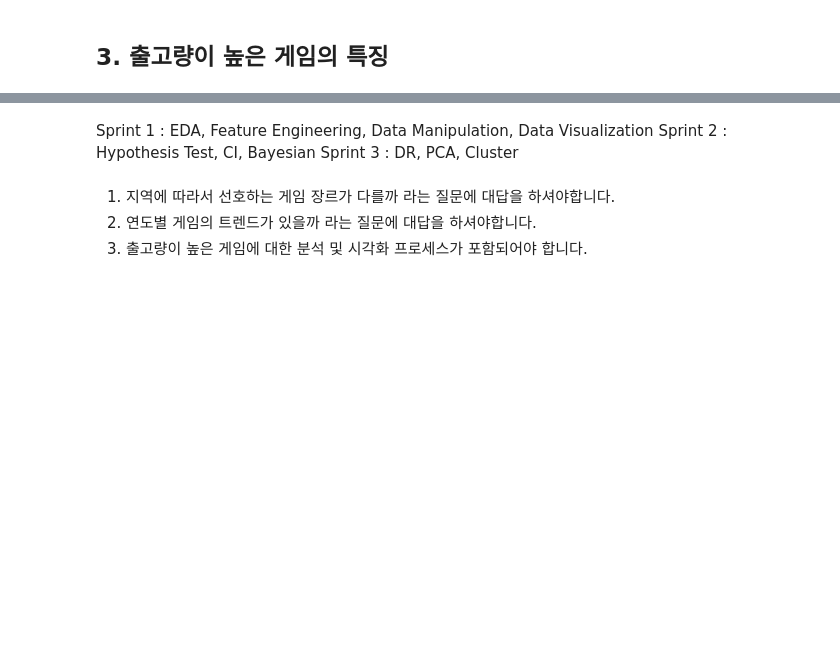
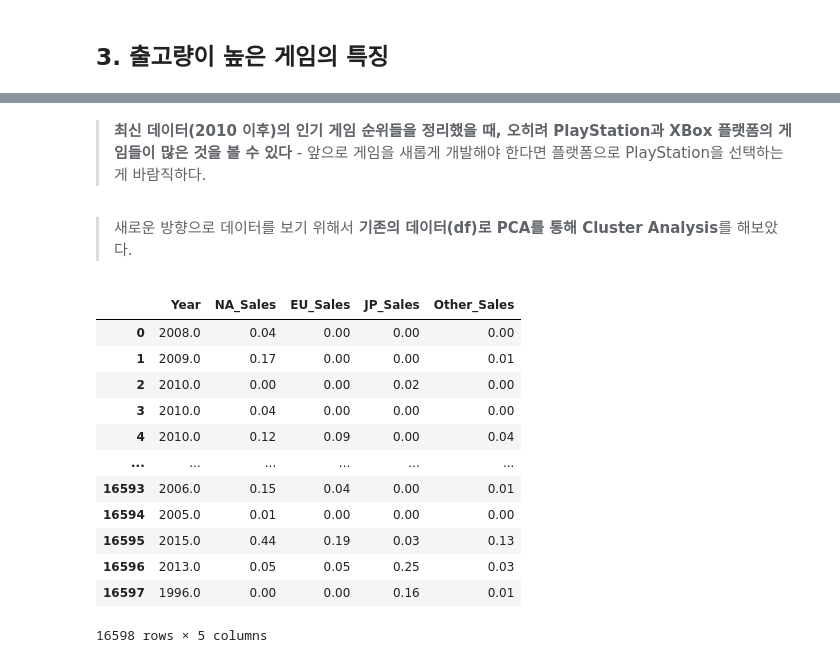
Before and after one commit to doguma/S1P_CodeStates, a Jupyter notebook: S1P.ipynb, the cells around one changed output, grey strips where cells are left out. Saved outputs shown, nothing was run; the diff lists cells and outputs as text; code cells hidden in the pictures; blank space fills up the shorter version.

Commit message:
pca clusters

```diff
--- a/S1P.ipynb
+++ b/S1P.ipynb
@@ -418,11 +528,32 @@ df_since2010.head()
 | 2809 | Call of Duty: Modern Warfare 3 | X360 | 2011 | Shooter | Activision | 9.03 | 4.28 | 0.13 | 1.32 | ... |
 | 9070 | Call of Duty: Black Ops 3 | PS4 | 2015 | Shooter | Activision | 5.77 | 5.81 | 0.35 | 2.31 | ... |
 | 4240 | Call of Duty: Black Ops II | PS3 | 2012 | Shooter | Activision | 4.99 | 5.88 | 0.65 | 2.52 | ... |
-# %% [markdown]
-Sprint 1 : EDA, Feature Engineering, Data Manipulation, Data Visualization
-Sprint 2 : Hypothesis Test, CI, Bayesian
-Sprint 3 : DR, PCA, Cluster
-# %% [markdown]
-1. 지역에 따라서 선호하는 게임 장르가 다를까 라는 질문에 대답을 하셔야합니다.
-2. 연도별 게임의 트렌드가 있을까 라는 질문에 대답을 하셔야합니다.
-3. 출고량이 높은 게임에 대한 분석 및 시각화 프로세스가 포함되어야 합니다.
+# %% [markdown]
+
+> **최신 데이터(2010 이후)의 인기 게임 순위들을 정리했을 때, 오히려 PlayStation과 XBox 플랫폼의 게임들이 많은 것을 볼 수 있다** - 앞으로 게임을 새롭게 개발해야 한다면 플랫폼으로 PlayStation을 선택하는 게 바람직하다.
+# %% [markdown]
+
+
+> 새로운 방향으로 데이터를 보기 위해서 **기존의 데이터(df)로 PCA를 통해 Cluster Analysis**를 해보았다.
+# %%
+df_pca = df.drop(['Name', 'Publisher'], axis=1)
+# %%
+genre = df_pca['Genre']
+platform = df_pca['Platform']
+
+df_pca.drop(['Genre', 'Platform'], axis=1, inplace=True)
+df_pca
+# %% [output]
+|  | Year | NA_Sales | EU_Sales | JP_Sales | Other_Sales |
+| 0 | 2008.0 | 0.04 | 0.00 | 0.00 | 0.00 |
+| 1 | 2009.0 | 0.17 | 0.00 | 0.00 | 0.01 |
+| 2 | 2010.0 | 0.00 | 0.00 | 0.02 | 0.00 |
+| 3 | 2010.0 | 0.04 | 0.00 | 0.00 | 0.00 |
+| 4 | 2010.0 | 0.12 | 0.09 | 0.00 | 0.04 |
+| ... | ... | ... | ... | ... | ... |
+| 16593 | 2006.0 | 0.15 | 0.04 | 0.00 | 0.01 |
+| 16594 | 2005.0 | 0.01 | 0.00 | 0.00 | 0.00 |
+| 16595 | 2015.0 | 0.44 | 0.19 | 0.03 | 0.13 |
+| 16596 | 2013.0 | 0.05 | 0.05 | 0.25 | 0.03 |
+| 16597 | 1996.0 | 0.00 | 0.00 | 0.16 | 0.01 |
+16598 rows × 5 columns
```
Also changed, not shown: parts of 21 cells of this notebook.
